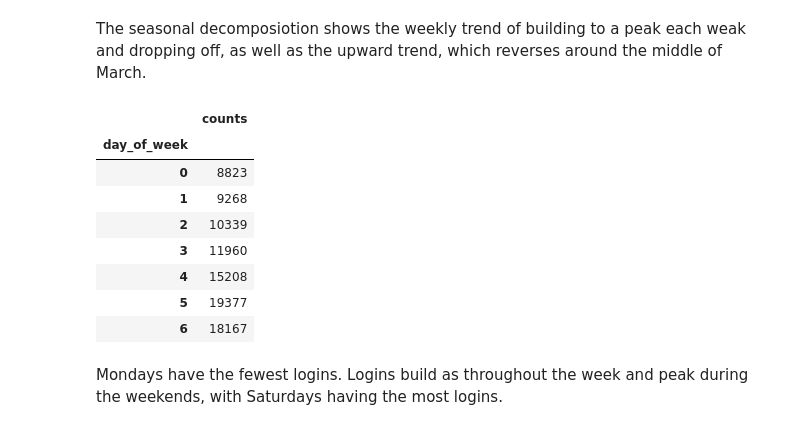
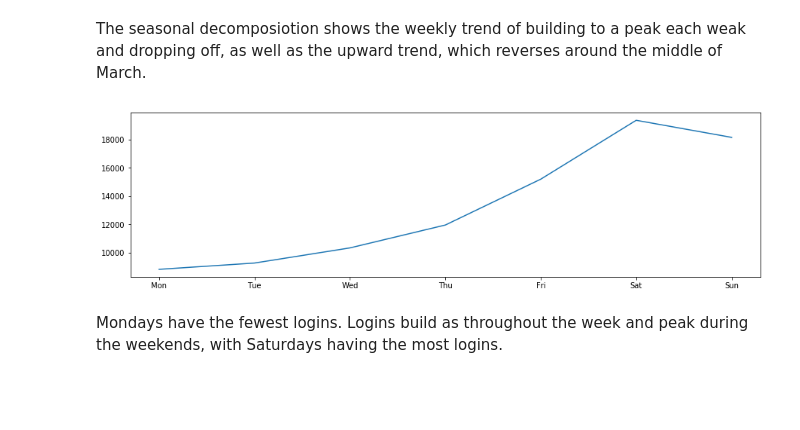
Before and after one commit to DerekSamsom/SpringboardDS_Projects, a Jupyter notebook: ultimate_challenge/Take_Home_Challenge.ipynb, the cells around one changed output. Cells and saved outputs as stored; diff of their text form; code cells hidden in the pictures; blank space fills up the shorter version.

```diff
--- a/ultimate_challenge/Take_Home_Challenge.ipynb
+++ b/ultimate_challenge/Take_Home_Challenge.ipynb
@@ -96,18 +95,14 @@ login_15['hour'] = pd.DatetimeIndex(login_15.index).hour
 # %%
 day_pivot = pd.pivot_table(data = login_15, values = 'counts', index = 'day_of_week', aggfunc = 'sum')
 hour_pivot = pd.pivot_table(data = login_15, values = 'counts', index = 'hour', aggfunc = 'sum')
-# %%
-day_pivot
-# %% [output]
-|  | counts |
-| day_of_week |  |
-| 0 | 8823 |
-| 1 | 9268 |
-| 2 | 10339 |
-| 3 | 11960 |
-| 4 | 15208 |
-| 5 | 19377 |
-| 6 | 18167 |
+# %%
+day_pivot.index = ['Mon', 'Tue', 'Wed', 'Thu', 'Fri', 'Sat', 'Sun']
+day_pivot.index.name = 'day_of_week'
+# %%
+plt.plot(day_pivot.index, day_pivot.counts)
+plt.show()
+# %% [output]
+[figure, added]
 # %% [markdown]
 Mondays have the fewest logins.  Logins build as throughout the week and peak during the weekends, with Saturdays having the most logins.
 # %%
```
Also changed, not shown: parts of 8 cells of this notebook, 1 other file.
